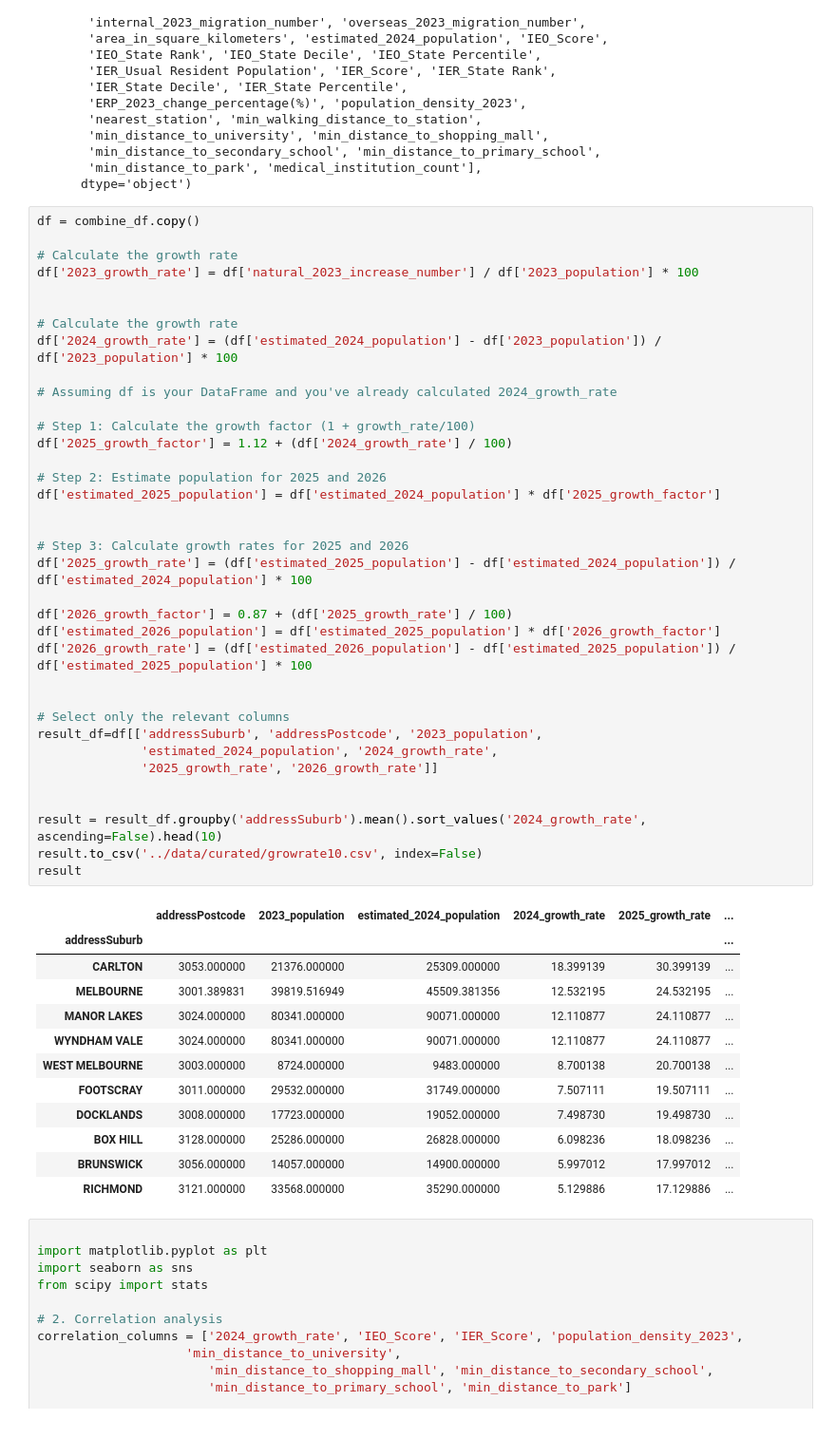
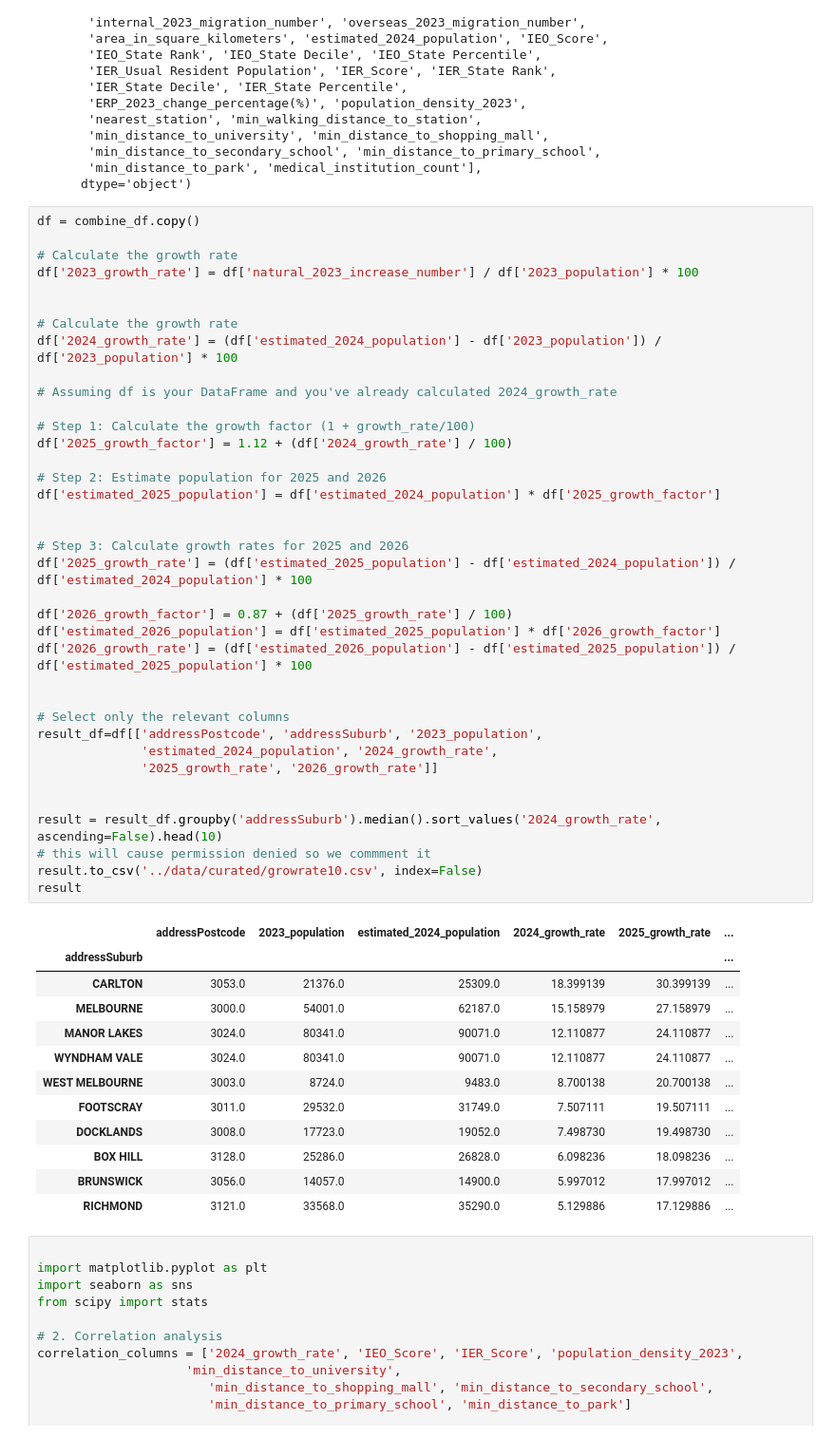
Before and after one commit to MAST30034-AppliedDataScience/project-2-group-real-estate-industry-project-17, a Jupyter notebook: notebooks/growth rate and price.ipynb, the cells around one changed output. Shown at 95% size. Saved outputs shown, nothing was run; the diff lists cells and outputs as text.

```diff
--- a/notebooks/growth rate and price.ipynb
+++ b/notebooks/growth rate and price.ipynb
@@ -31,45 +31,46 @@ df['2023_growth_rate'] = df['natural_2023_increase_number'] / df['2023_populatio
 # Calculate the growth rate
 df['2024_growth_rate'] = (df['estimated_2024_population'] - df['2023_population']) / df['2023_population'] * 100
 
 # Assuming df is your DataFrame and you've already calculated 2024_growth_rate
 
 # Step 1: Calculate the growth factor (1 + growth_rate/100)
 df['2025_growth_factor'] = 1.12 + (df['2024_growth_rate'] / 100)
 
 # Step 2: Estimate population for 2025 and 2026
 df['estimated_2025_population'] = df['estimated_2024_population'] * df['2025_growth_factor']
 
 
 # Step 3: Calculate growth rates for 2025 and 2026
 df['2025_growth_rate'] = (df['estimated_2025_population'] - df['estimated_2024_population']) / df['estimated_2024_population'] * 100
 
 df['2026_growth_factor'] = 0.87 + (df['2025_growth_rate'] / 100)
 df['estimated_2026_population'] = df['estimated_2025_population'] * df['2026_growth_factor']
 df['2026_growth_rate'] = (df['estimated_2026_population'] - df['estimated_2025_population']) / df['estimated_2025_population'] * 100
 
 
 # Select only the relevant columns
-result_df=df[['addressSuburb', 'addressPostcode', '2023_population',
+result_df=df[['addressPostcode', 'addressSuburb', '2023_population',
               'estimated_2024_population', '2024_growth_rate',
               '2025_growth_rate', '2026_growth_rate']]
 
 
-result = result_df.groupby('addressSuburb').mean().sort_values('2024_growth_rate', ascending=False).head(10)
+result = result_df.groupby('addressSuburb').median().sort_values('2024_growth_rate', ascending=False).head(10)
+# this will cause permission denied so we commment it
 result.to_csv('../data/curated/growrate10.csv', index=False)
 result
 # %% [output]
 |  | addressPostcode | 2023_population | estimated_2024_population | 2024_growth_rate | 2025_growth_rate | ... |
 | addressSuburb |  |  |  |  |  | ... |
-| CARLTON | 3053.000000 | 21376.000000 | 25309.000000 | 18.399139 | 30.399139 | ... |
-| MELBOURNE | 3001.389831 | 39819.516949 | 45509.381356 | 12.532195 | 24.532195 | ... |
-| MANOR LAKES | 3024.000000 | 80341.000000 | 90071.000000 | 12.110877 | 24.110877 | ... |
-| WYNDHAM VALE | 3024.000000 | 80341.000000 | 90071.000000 | 12.110877 | 24.110877 | ... |
-| WEST MELBOURNE | 3003.000000 | 8724.000000 | 9483.000000 | 8.700138 | 20.700138 | ... |
-| FOOTSCRAY | 3011.000000 | 29532.000000 | 31749.000000 | 7.507111 | 19.507111 | ... |
-| DOCKLANDS | 3008.000000 | 17723.000000 | 19052.000000 | 7.498730 | 19.498730 | ... |
-| BOX HILL | 3128.000000 | 25286.000000 | 26828.000000 | 6.098236 | 18.098236 | ... |
-| BRUNSWICK | 3056.000000 | 14057.000000 | 14900.000000 | 5.997012 | 17.997012 | ... |
-| RICHMOND | 3121.000000 | 33568.000000 | 35290.000000 | 5.129886 | 17.129886 | ... |
+| CARLTON | 3053.0 | 21376.0 | 25309.0 | 18.399139 | 30.399139 | ... |
+| MELBOURNE | 3000.0 | 54001.0 | 62187.0 | 15.158979 | 27.158979 | ... |
+| MANOR LAKES | 3024.0 | 80341.0 | 90071.0 | 12.110877 | 24.110877 | ... |
+| WYNDHAM VALE | 3024.0 | 80341.0 | 90071.0 | 12.110877 | 24.110877 | ... |
+| WEST MELBOURNE | 3003.0 | 8724.0 | 9483.0 | 8.700138 | 20.700138 | ... |
+| FOOTSCRAY | 3011.0 | 29532.0 | 31749.0 | 7.507111 | 19.507111 | ... |
+| DOCKLANDS | 3008.0 | 17723.0 | 19052.0 | 7.498730 | 19.498730 | ... |
+| BOX HILL | 3128.0 | 25286.0 | 26828.0 | 6.098236 | 18.098236 | ... |
+| BRUNSWICK | 3056.0 | 14057.0 | 14900.0 | 5.997012 | 17.997012 | ... |
+| RICHMOND | 3121.0 | 33568.0 | 35290.0 | 5.129886 | 17.129886 | ... |
 # %%
 
 import matplotlib.pyplot as plt
```
Also changed, not shown: parts of 7 cells of this notebook, 3 other files.
